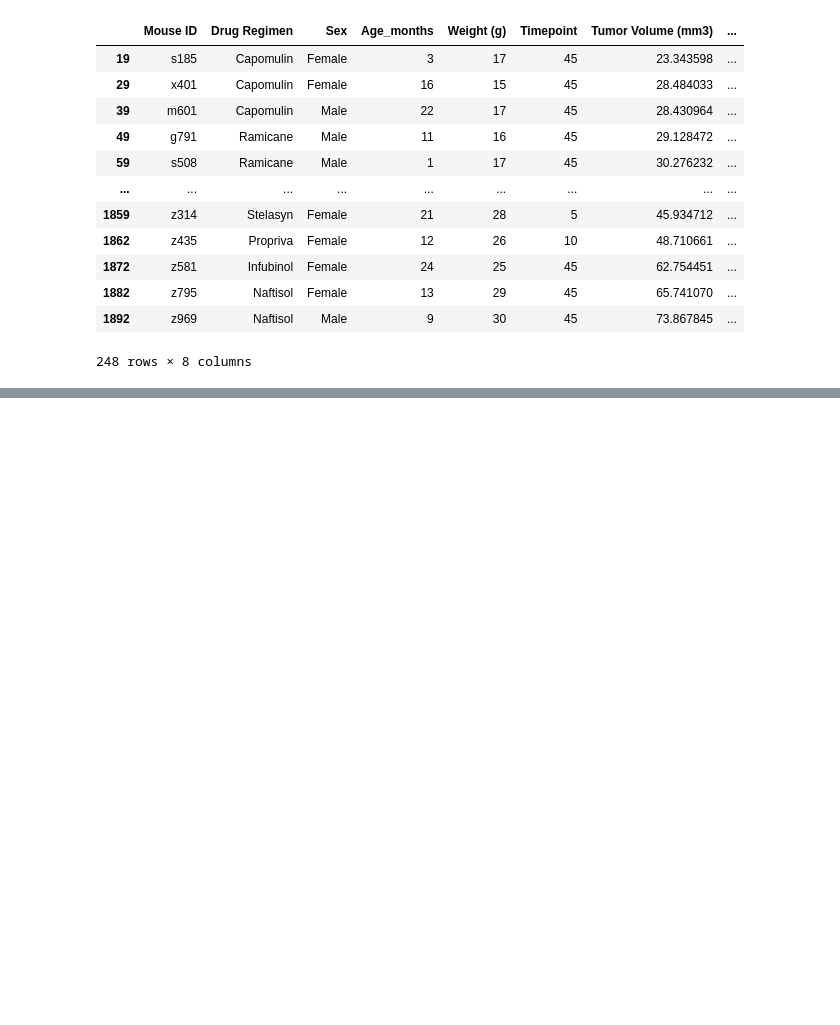
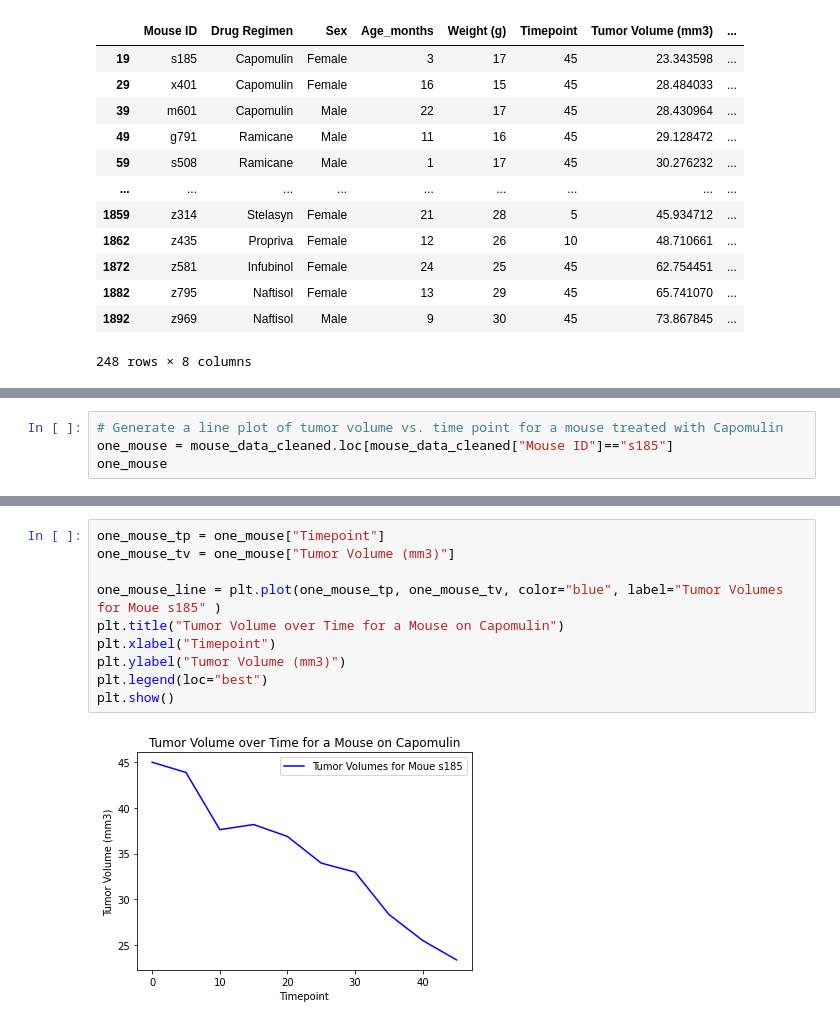
Before and after one commit to wjcutrone/Capomulin-Evaluation, a Jupyter notebook: Pymaceuticals/Pymaceuticals Experiment.ipynb, the cells around one changed output, grey strips where cells are left out. Cells and saved outputs as stored; diff of their text form; blank space fills up the shorter version.

```diff
--- a/Pymaceuticals/Pymaceuticals Experiment.ipynb
+++ b/Pymaceuticals/Pymaceuticals Experiment.ipynb
@@ -172,0 +243,4 @@ mouse_data_new
+# %%
+# Generate a line plot of tumor volume vs. time point for a mouse treated with Capomulin
+one_mouse = mouse_data_cleaned.loc[mouse_data_cleaned["Mouse ID"]=="s185"]
+one_mouse
@@ -172,0 +259,12 @@ mouse_data_new
+# %%
+one_mouse_tp = one_mouse["Timepoint"]
+one_mouse_tv = one_mouse["Tumor Volume (mm3)"]
+
+one_mouse_line = plt.plot(one_mouse_tp, one_mouse_tv, color="blue", label="Tumor Volumes for Moue s185" )
+plt.title("Tumor Volume over Time for a Mouse on Capomulin")
+plt.xlabel("Timepoint")
+plt.ylabel("Tumor Volume (mm3)")
+plt.legend(loc="best")
+plt.show()
+# %% [output]
+[figure, added]
```
Also changed, not shown: parts of 3 cells of this notebook.
